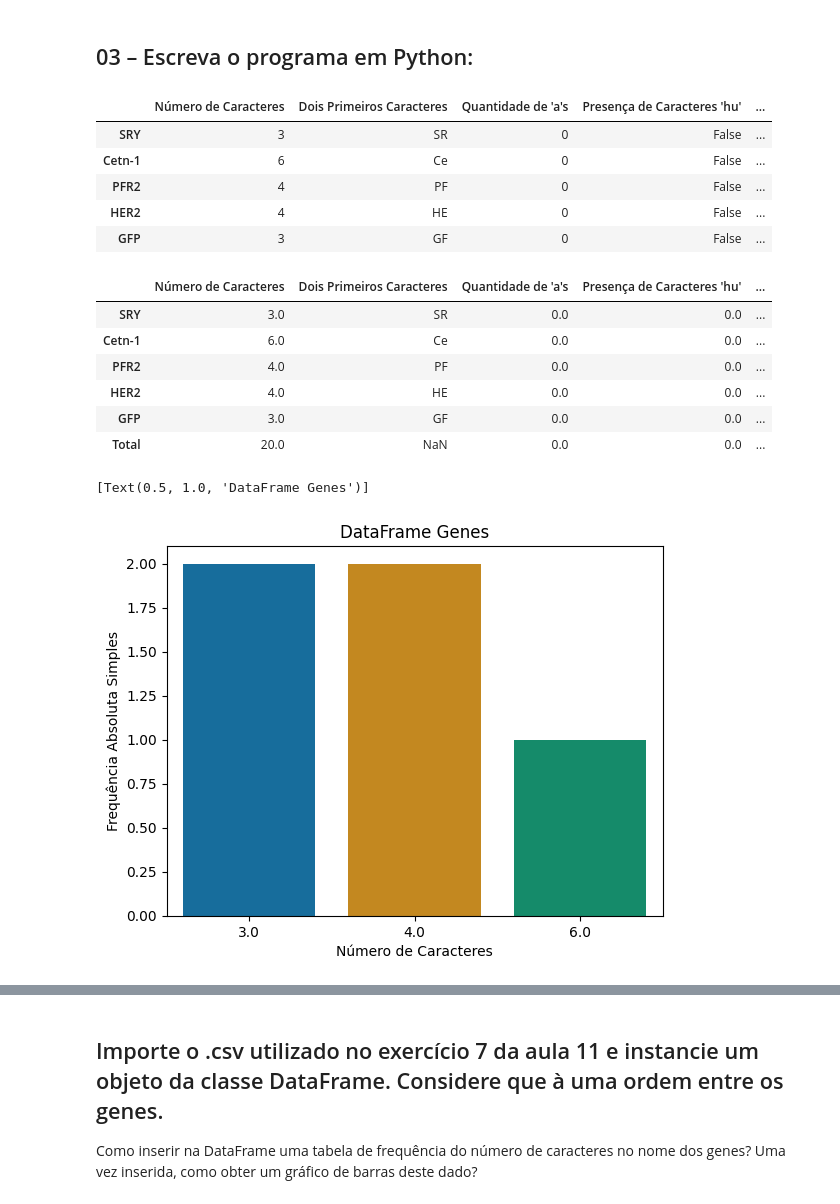
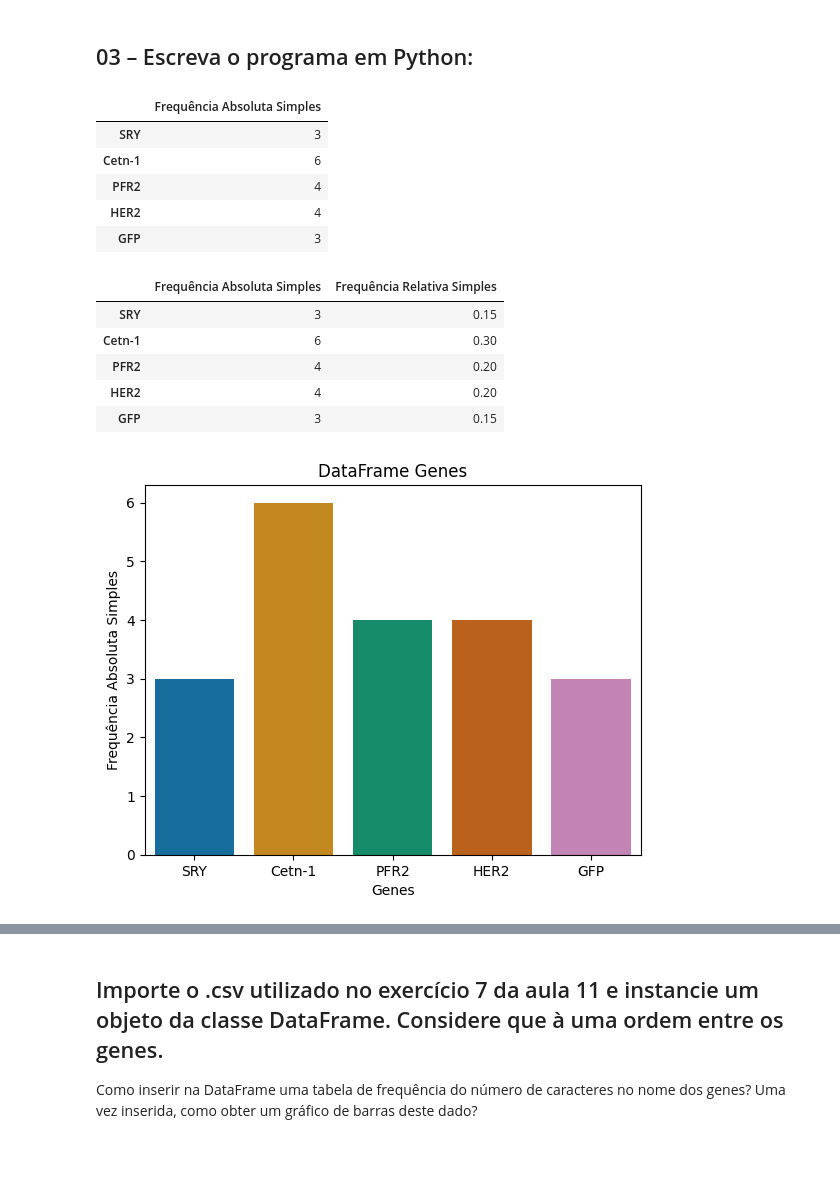
Before and after one commit to R-Zurik/PythonBasico_Disciplina, a Jupyter notebook: Exercícios/13-Variáveis_Qualitativas_2026-03-30.ipynb, the cells around one changed output, grey strips where cells are left out. Drawn from its saved outputs; the diff is of its cells as text; code cells hidden in the pictures; blank space fills up the shorter version.

Commit message:
Exercício 10, 13 e 14 parcial

```diff
--- a/Exercícios/13-Variáveis_Qualitativas_2026-03-30.ipynb
+++ b/Exercícios/13-Variáveis_Qualitativas_2026-03-30.ipynb
@@ -10,5 +10,9 @@ import matplotlib as plt
 import seaborn as sns
 # %%
 df = pd.read_csv('df_genes.csv', index_col='Unnamed: 0')
+
+# Reorganizando o DataFrame antes do exercício 7 para facilitar a análise
+df = df.drop(["Dois Primeiros Caracteres", "Quantidade de 'a's",
+              "Presença de Caracteres 'hu'"], axis=1)
 df
 # %% [output]
@@ -26,45 +30,37 @@ R.:
 ## 02 – Desenhe o fluxograma da resposta:
 # %% [markdown]
 ## 03 – Escreva o programa em Python:
-# %%
-# Adicionando a frequência absoluta simples no DataFrame
-freq_abs_s = df['Número de Caracteres'].map(df['Número de Caracteres'].value_counts())
-df_2 = pd.concat([df, freq_abs_s], axis=1)
-df_2.columns = ["Número de Caracteres", "Dois Primeiros Caracteres", "Quantidade de 'a's",
-                "Presença de Caracteres 'hu'", "Frequência Absoluta Simples"]
-df_2
-# %% [output]
-|  | Número de Caracteres | Dois Primeiros Caracteres | Quantidade de 'a's | Presença de Caracteres 'hu' | ... |
-| SRY | 3 | SR | 0 | False | ... |
-| Cetn-1 | 6 | Ce | 0 | False | ... |
-| PFR2 | 4 | PF | 0 | False | ... |
-| HER2 | 4 | HE | 0 | False | ... |
-| GFP | 3 | GF | 0 | False | ... |
+# %%
+# Transformando o "Número de Caracteres" em frequência absoluta simples no DataFrame
+df.columns = ["Frequência Absoluta Simples"]
+df
+# %% [output]
+|  | Frequência Absoluta Simples |
+| SRY | 3 |
+| Cetn-1 | 6 |
+| PFR2 | 4 |
+| HER2 | 4 |
+| GFP | 3 |
 # %%
 # Adicionando a frequência relativa simples no DataFrame
-freq_rel_s = freq_abs_s/freq_abs_s.sum()
-df_3 = pd.concat([df_2, freq_rel_s], axis=1)
-df_3.columns = ["Número de Caracteres", "Dois Primeiros Caracteres", "Quantidade de 'a's",
-                "Presença de Caracteres 'hu'", "Frequência Absoluta Simples", "Frequência Relativa Simples"]
-
-# Adicionando total da frequência absoluta e relativa simples
-df_3.loc['Total'] = df_3.sum(numeric_only=True)
-df_3
+df["Frequência Relativa Simples"] = df["Frequência Absoluta Simples"]/df[
+    "Frequência Absoluta Simples"].sum()
+df
 # %% [output]
-|  | Número de Caracteres | Dois Primeiros Caracteres | Quantidade de 'a's | Presença de Caracteres 'hu' | ... |
-| SRY | 3.0 | SR | 0.0 | 0.0 | ... |
-| Cetn-1 | 6.0 | Ce | 0.0 | 0.0 | ... |
-| PFR2 | 4.0 | PF | 0.0 | 0.0 | ... |
-| HER2 | 4.0 | HE | 0.0 | 0.0 | ... |
-| GFP | 3.0 | GF | 0.0 | 0.0 | ... |
-| Total | 20.0 | NaN | 0.0 | 0.0 | ... |
+|  | Frequência Absoluta Simples | Frequência Relativa Simples |
+| SRY | 3 | 0.15 |
+| Cetn-1 | 6 | 0.30 |
+| PFR2 | 4 | 0.20 |
+| HER2 | 4 | 0.20 |
+| GFP | 3 | 0.15 |
 # %%
 # Obtendo gráfico de barras a partir da frequência absoluta simples
-sns.barplot(x=df_3.iloc[:5,0], y=df_3.iloc[:5,4],
-            hue=df_3.iloc[:5,0], palette='colorblind',
+sns.barplot(x=df.index, y=df.iloc[:,0],
+            hue=df.index, palette='colorblind',
             legend=None).set(title="DataFrame Genes")
+plt.xlabel("Genes")
+plt.show()
 # %% [output]
-[Text(0.5, 1.0, 'DataFrame Genes')]
-[figure, old version]
+[figure, new version]
 # %%
 # Ou a partir da frequência relativa simples
```
Also changed, not shown: parts of 23 cells of this notebook, 2 other files.
